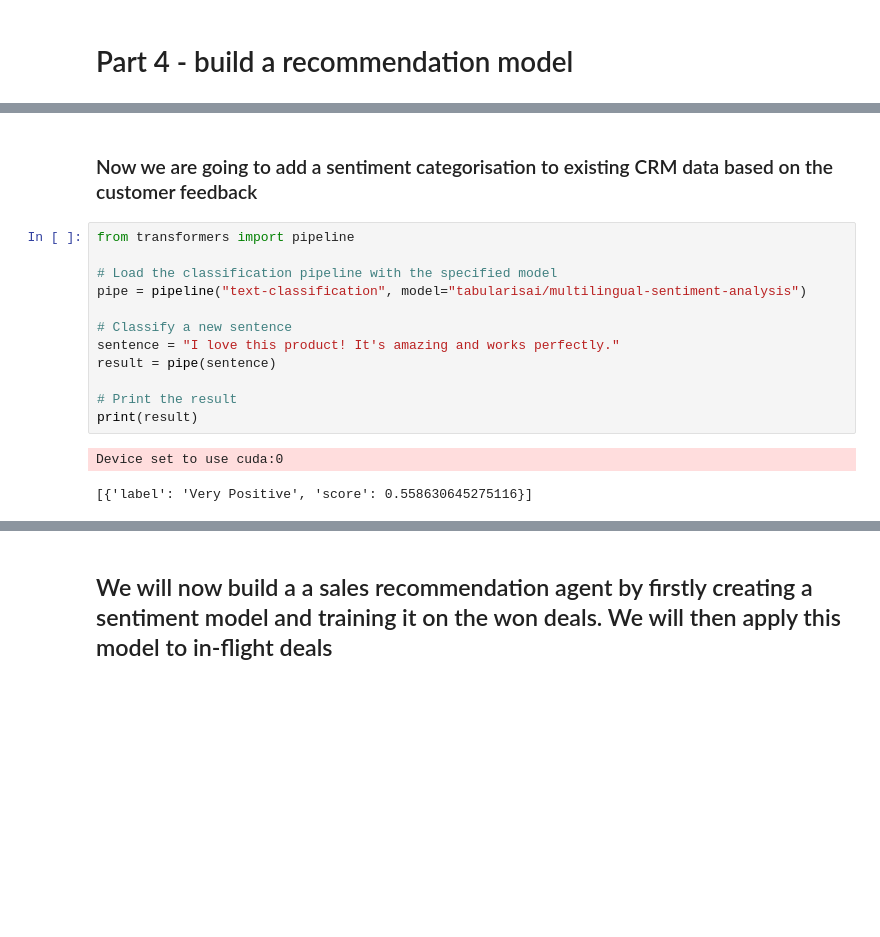
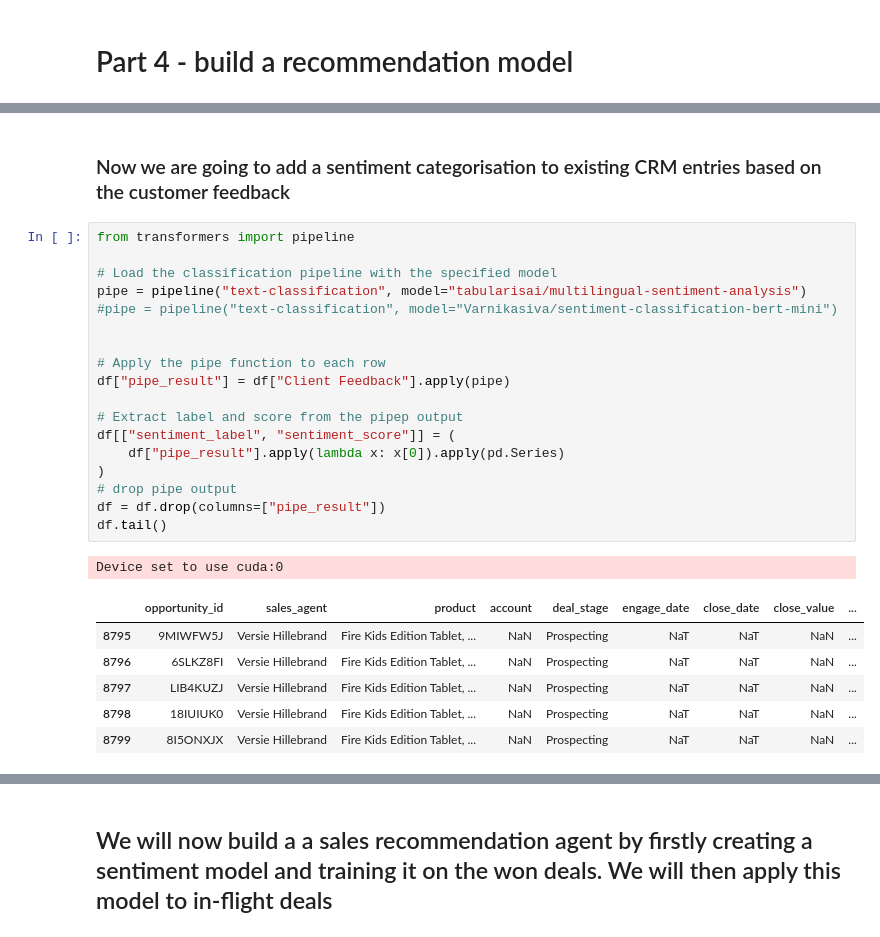
Before and after one commit to APJFX69/ic_ai_course_capstone_submission, a Jupyter notebook: Sales engagement prioritisation model.ipynb, the cells around one changed output, grey strips where cells are left out. Saved outputs shown, nothing was run; the diff lists cells and outputs as text; blank space fills up the shorter version.

```diff
--- a/Sales engagement prioritisation model.ipynb
+++ b/Sales engagement prioritisation model.ipynb
@@ -317,17 +312,28 @@ Successfully installed hf_xet-1.1.10
 # %% [markdown]
-### Now we are going to add a sentiment categorisation to existing CRM data based on the customer feedback
+### Now we are going to add a sentiment categorisation to existing CRM entries based on the customer feedback
 # %%
 from transformers import pipeline
 
 # Load the classification pipeline with the specified model
 pipe = pipeline("text-classification", model="tabularisai/multilingual-sentiment-analysis")
+#pipe = pipeline("text-classification", model="Varnikasiva/sentiment-classification-bert-mini")
 
-# Classify a new sentence
-sentence = "I love this product! It's amazing and works perfectly."
-result = pipe(sentence)
 
-# Print the result
-print(result)
+# Apply the pipe function to each row
+df["pipe_result"] = df["Client Feedback"].apply(pipe)
+
+# Extract label and score from the pipep output
+df[["sentiment_label", "sentiment_score"]] = (
+    df["pipe_result"].apply(lambda x: x[0]).apply(pd.Series)
+)
+# drop pipe output
+df = df.drop(columns=["pipe_result"])
+df.tail()
 # %% [output]
 Device set to use cuda:0
-[{'label': 'Very Positive', 'score': 0.558630645275116}]
+|  | opportunity_id | sales_agent | product | account | deal_stage | engage_date | close_date | close_value | ... |
+| 8795 | 9MIWFW5J | Versie Hillebrand | Fire Kids Edition Tablet, ... | NaN | Prospecting | NaT | NaT | NaN | ... |
+| 8796 | 6SLKZ8FI | Versie Hillebrand | Fire Kids Edition Tablet, ... | NaN | Prospecting | NaT | NaT | NaN | ... |
+| 8797 | LIB4KUZJ | Versie Hillebrand | Fire Kids Edition Tablet, ... | NaN | Prospecting | NaT | NaT | NaN | ... |
+| 8798 | 18IUIUK0 | Versie Hillebrand | Fire Kids Edition Tablet, ... | NaN | Prospecting | NaT | NaT | NaN | ... |
+| 8799 | 8I5ONXJX | Versie Hillebrand | Fire Kids Edition Tablet, ... | NaN | Prospecting | NaT | NaT | NaN | ... |
```
Also changed, not shown: parts of 9 cells of this notebook.
